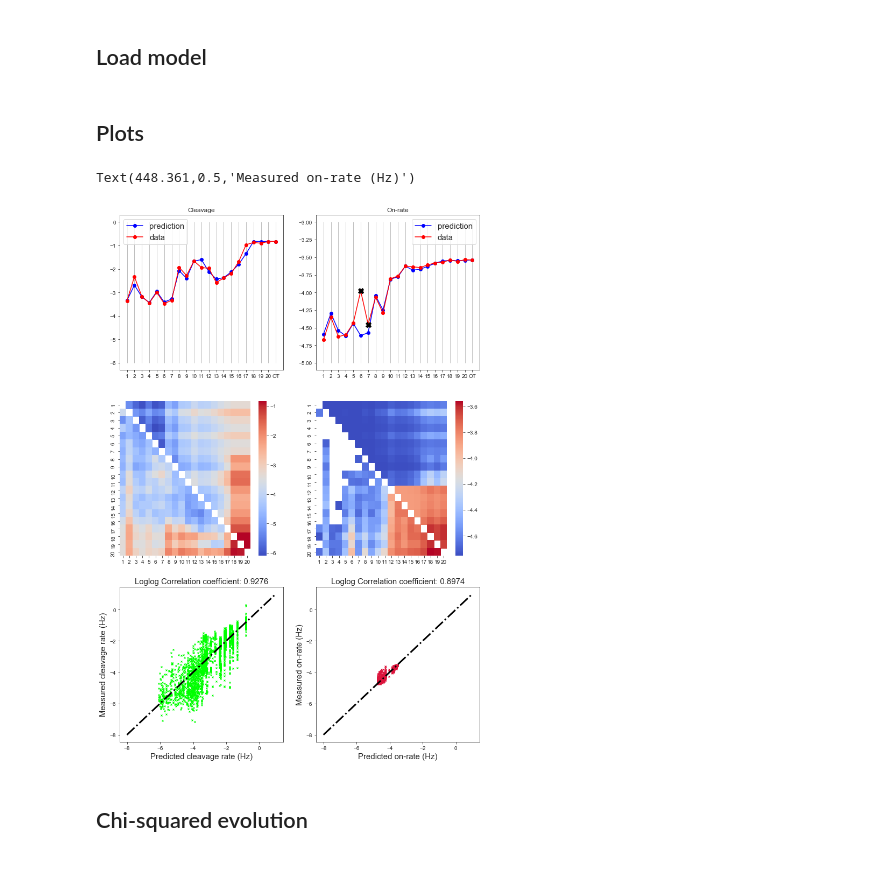
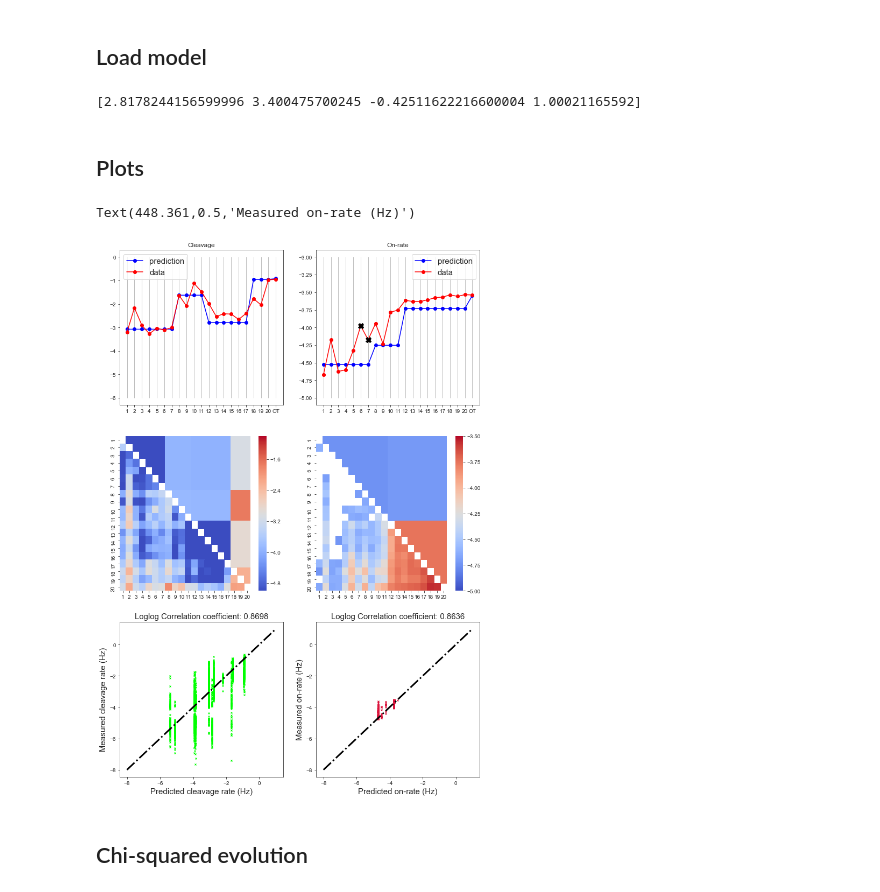
Before and after one commit to martin-depken/Energy-Landscape, a Jupyter notebook: predict_pclv_Stijn/Toy_model/visualise_fits.ipynb, the cells around one changed output. Drawn from its saved outputs; the diff is of its cells as text; code cells hidden in the pictures.

Commit message:
New functions and additions to use the 4-state model to predict for engineered proteins

```diff
--- a/predict_pclv_Stijn/Toy_model/visualise_fits.ipynb
+++ b/predict_pclv_Stijn/Toy_model/visualise_fits.ipynb
@@ -20,26 +20,30 @@ reload(model)
 # %% [markdown]
 ## Load data
 # %%
-filename = 'WT_cleavage_rate_and_y0_Canonical_OT-r_0-2.csv'
+filename = 'Enh_cleavage_rate_and_y0_Canonical_OT-r_0-2.csv'
 path_to_data = '../../data_nucleaseq_Finkelsteinlab/targetE/'
 
-xdata, ydata, yerr = processing.prepare_multiprocessing_combined('1',filename,'../../Data_Boyle/',path_to_data,True)
+xdata, ydata, yerr = processing.prepare_multiprocessing_combined('1',filename,'../../Data_Boyle/',path_to_data,True,False,True)
 _, ydatafull, yerrfull = processing.prepare_multiprocessing_combined('1',filename,'../../Data_Boyle/',path_to_data,False)
 
 kclv = []
 kon = []
+erron = []
 i = 1
 while i < 20+1:
     for a in range(len(xdata)):
         if len(xdata[a])==1 and xdata[a][0]==i:
             kclv.append(ydata[a][0][0])
-            kon.append(np.log10(ydata[a][1][0]))
+            kon.append((ydata[a][1][0]))
+            erron.append((yerr[a][1][0]))
             i = i + 1
 
 kclv.append(ydata[0][0][0])
 kclv = np.array(kclv)
-kon.append(np.log10(ydata[0][1][0]))
-kon =np.array(kon)
+kon.append((ydata[0][1][0]))
+kon = np.array(kon)
+erron.append(yerr[0][1][0])
+erron = np.array(erron)
 
 
 k_double = np.zeros([20,20])
@@ -51,7 +55,7 @@ for a in range(len(xdata)):
         j = xdata[a][1]
         k_double[j-1,i-1] = (ydata[a][0][0])
         if len(ydata[a][1])>0:
-            on_double[j-1,i-1] = np.log10(ydata[a][1][0])
+            on_double[j-1,i-1] = (ydata[a][1][0])
         else:
             on_double[j-1,i-1] = np.nan
 
@@ -63,18 +67,32 @@ on_double_df = pd.DataFrame(on_double, index=range(1, 21), columns=range(1, 21))
 #model_id = 'four_state_model_clv+four_state_model_on';parnum = '26' #use for cleavage fit
 #model_id = 'four_state_model_clv+four_state_model_on';parnum = '28'
 #model_id = 'six_state_model_clv_constant_ei+six_state_model_on_constant_ei';parnum= '10'
-model_id = 'four_state_model_clv_rates+four_state_model_on_rates'; parnum = '27'
+#model_id = 'four_state_model_clv_rates+four_state_model_on_rates'; parnum = '27'
+#model_id = 'four_state_model_clv_engineered_cas'; parnum = '2'
+#model_id = 'four_state_model_clv_rates_constant_ei+four_state_model_on_rates_constant_ei'; parnum = '8'
+#model_id = 'four_state_model_clv_rates_constant_ei+four_state_model_on_rates_constant_ei_fixPAM'; parnum = '7'
+#model_id = 'engineered_clv_rates_constant_ei+engineered_on_rates_constant_ei'; parnum = '3'
+model_id = 'engineered_clv_rates_constant_ei_v2+engineered_on_rates_constant_ei_v2'; parnum = '4'
 
 
-filename = 'fit_7_6_2019_sim_8_5.txt'
-path = '../../fits_Stijn/7_6_2019/'
+filename = 'fit_8_7_2019_sim_21.txt'
+path = '../../fits_Stijn/8_7_2019/'
 data = pd.read_table(path+filename,index_col=False)
 chi = data.loc[:,'Potential']
 T = data.loc[:,'Temperature']
 final_par = data.loc[np.argmin(chi),'Parameter 1':'Parameter '+parnum]
 parameters = np.array(final_par.values)
 
+
+#parameters[0] = 6.69459452401
+#parameters[1] = -0.09948923081260001
+#parameters[2] = -0.3
+
+parameters[1] += 3.
+print parameters
 #parameters = np.append(np.append([1.4],parameters[:-2]),np.append([-2.4],parameters[-2:])) #use for cleavage fit
+# %% [output]
+[2.8178244156599996 3.400475700245 -0.42511622216600004 1.00021165592]
 # %% [markdown]
 ## Plots
 # %%
@@ -97,6 +115,7 @@ ax[0][0].legend(['prediction','data'],fontsize=15)
 ax[0][0].set_title('Cleavage')
 
 ax[0][1].plot(range(1,22),on,marker='o',color='blue')
+#ax[0][1].errorbar(range(1,22),kon,erron*10,marker='o',color='red')
 ax[0][1].set_xticks(range(1,22));
 ax[0][1].set_xticklabels(range(1,21)+['OT'])
 ax[0][1].vlines(range(1,22),-5,-3,linewidth=0.5,color='grey')
@@ -124,11 +143,11 @@ on_df = on_df + on_double_df
 for i in range(1,21):
     on_df[i].loc[i]=np.nan
 
-sns.heatmap(k_df, cmap='coolwarm', cbar=True,ax=ax[1][0])
+sns.heatmap(k_df, cmap='coolwarm', cbar=True,ax=ax[1][0],vmin=-5,vmax=-1)
 plt.xlabel('mismatch 1', fontsize=15)
 plt.ylabel('mismatch 2', fontsize=15)
 
-sns.heatmap(on_df, cmap='coolwarm', cbar=True,ax=ax[1][1])
+sns.heatmap(on_df, cmap='coolwarm', cbar=True,ax=ax[1][1],vmin=-5,vmax=-3.5)
 plt.xlabel('mismatch 1', fontsize=15)
 plt.ylabel('mismatch 2', fontsize=15)
 
@@ -137,34 +156,34 @@ fitcleave = []
 dataon = []
 fiton = []
 
 for i in range(len(xdata)):
     cleavagetemp, ontemp = np.log10(clv.calc_clv_on(parameters,model_id,xdata[i]))
     for j in range(len(ydatafull[i][0])):
         if (ydatafull[i][0][j])>(-10):
             datacleave.append(ydatafull[i][0][j])
             fitcleave.append(cleavagetemp)
     for j in range(len(ydatafull[i][1])):
         if ydatafull[i][1][j]>(-10):
             dataon.append(np.log10(ydatafull[i][1][j]))
             fiton.append(ontemp)
 
 
 ax[2][0].plot(fitcleave,datacleave,marker='x',markersize=3,color='lime',linewidth=0.0)
 ax[2][0].plot([-8,1],[-8,1],'k-.',linewidth=3)
 #ax[2][0].set_axis([-8,1,-8,1])
 ax[2][0].set_title('Loglog Correlation coefficient: ' + str(np.round(np.corrcoef([datacleave,fitcleave])[0][1],4)), fontsize=15)
 ax[2][0].set_xlabel('Predicted cleavage rate (Hz)',fontsize=15)
 ax[2][0].set_ylabel('Measured cleavage rate (Hz)',fontsize=15)
 
 ax[2][1].plot(fiton,dataon,marker='x',markersize=3,color='crimson',linewidth=0.0)
 ax[2][1].plot([-8,1],[-8,1],'k-.',linewidth=3)
 #plt.axis([-8,1,-8,1])
 ax[2][1].set_title('Loglog Correlation coefficient: ' + str(np.round(np.corrcoef([dataon,fiton])[0][1],4)), fontsize=15)
 ax[2][1].set_xlabel('Predicted on-rate (Hz)',fontsize=15)
 ax[2][1].set_ylabel('Measured on-rate (Hz)',fontsize=15)
 # %% [output]
 Text(448.361,0.5,'Measured on-rate (Hz)')
-[figure, old version]
+[figure, new version]
 # %% [markdown]
 ## Chi-squared evolution
 # %%
```
Also changed, not shown: parts of 8 cells of this notebook, 7 other files.
